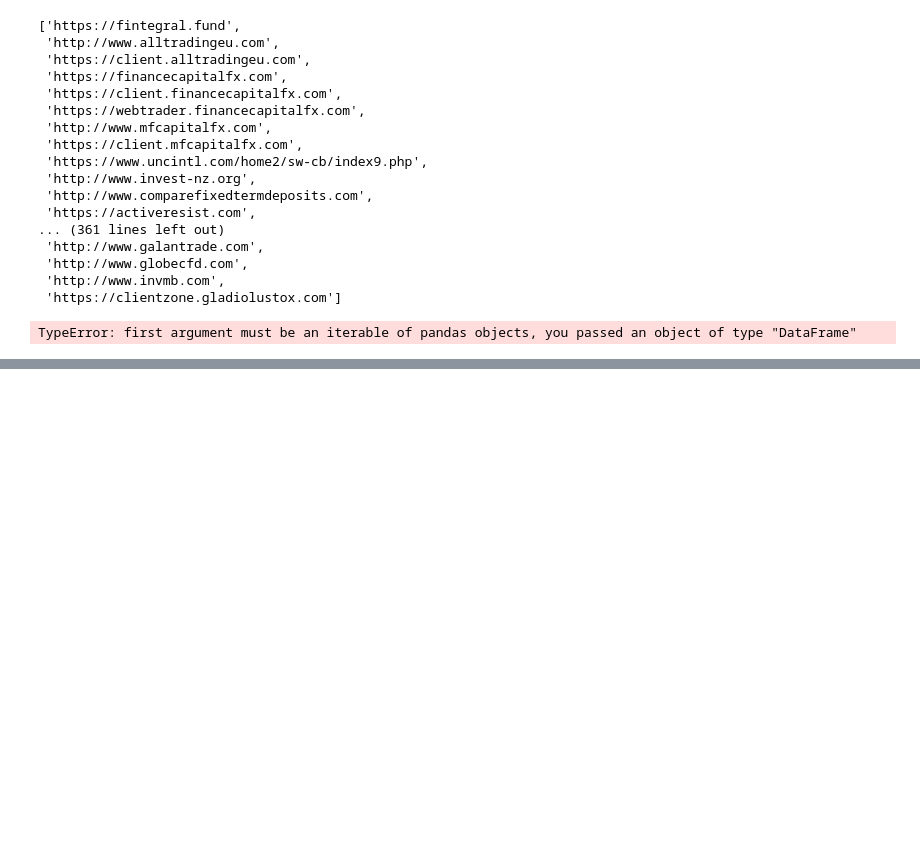
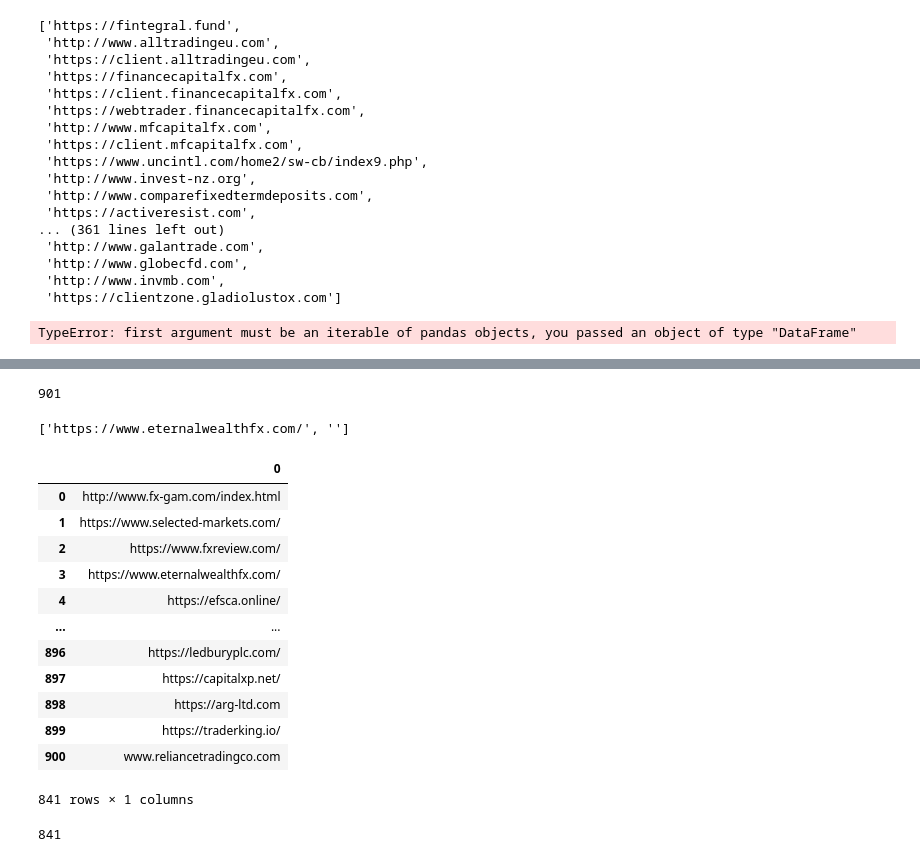
Before and after one commit to Dimitrakis999/Scam_Spotter, a Jupyter notebook: notebooks/web-scraping/Scraping_more_URLs_0212.ipynb, the cells around one changed output, grey strips where cells are left out. Saved outputs shown, nothing was run; the diff lists cells and outputs as text; code cells hidden in the pictures; blank space fills up the shorter version.

```diff
--- a/notebooks/web-scraping/Scraping_more_URLs_0212.ipynb
+++ b/notebooks/web-scraping/Scraping_more_URLs_0212.ipynb
@@ -197,0 +251,5 @@ TypeError: first argument must be an iterable of pandas objects, you passed an o
+# %%
+new_rows = []
+for row in range(len(new_data)):
+    new_row = new_data[row].split()
+    new_rows.append(new_row)
@@ -197,0 +276,44 @@ TypeError: first argument must be an iterable of pandas objects, you passed an o
+# %%
+urls=[]
+for row in new_rows:
+    for word in row:
+        if word.startswith('http') or word.startswith('https') or word.startswith('www'):
+            urls.append(word)
+# %%
+len(urls)
+# %% [output]
+901
+# %%
+dummy_url = 'https://www.eternalwealthfx.com/Account'
+dummy_url.split('Account')
+
+#[0]
+# %% [output]
+['https://www.eternalwealthfx.com/', '']
+# %%
+clean_urls =[]
+
+for url in urls:
+    if url.endswith('Account'):
+        new_url = url.split('Account')[0]
+        clean_urls.append(new_url)
+    else:
+        clean_urls.append(url)
+# %%
+aus_scam_comps = pd.DataFrame(np.array(clean_urls)).drop_duplicates()
+# %%
+aus_scam_comps
+# %% [output]
+|  | 0 |
+| 0 | http://www.fx-gam.com/index.html |
+| 1 | https://www.selected-markets.com/ |
+| 2 | https://www.fxreview.com/ |
+| 3 | https://www.eternalwealthfx.com/ |
+| 4 | https://efsca.online/ |
+| ... | ... |
+| 896 | https://ledburyplc.com/ |
+| 897 | https://capitalxp.net/ |
+| 898 | https://arg-ltd.com |
+| 899 | https://traderking.io/ |
+| 900 | www.reliancetradingco.com |
+841 rows × 1 columns
@@ -197,0 +332,4 @@ TypeError: first argument must be an iterable of pandas objects, you passed an o
+# %%
+len(aus_scam_companies)
+# %% [output]
+841
```
Also changed, not shown: parts of 21 cells of this notebook, 10 other files.
